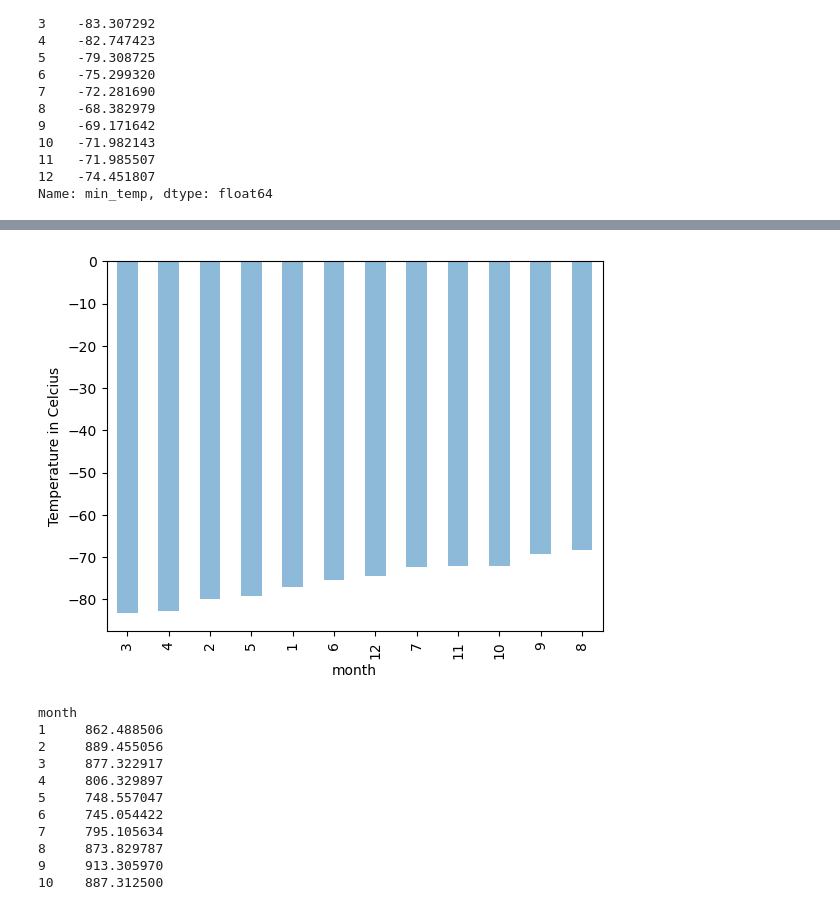
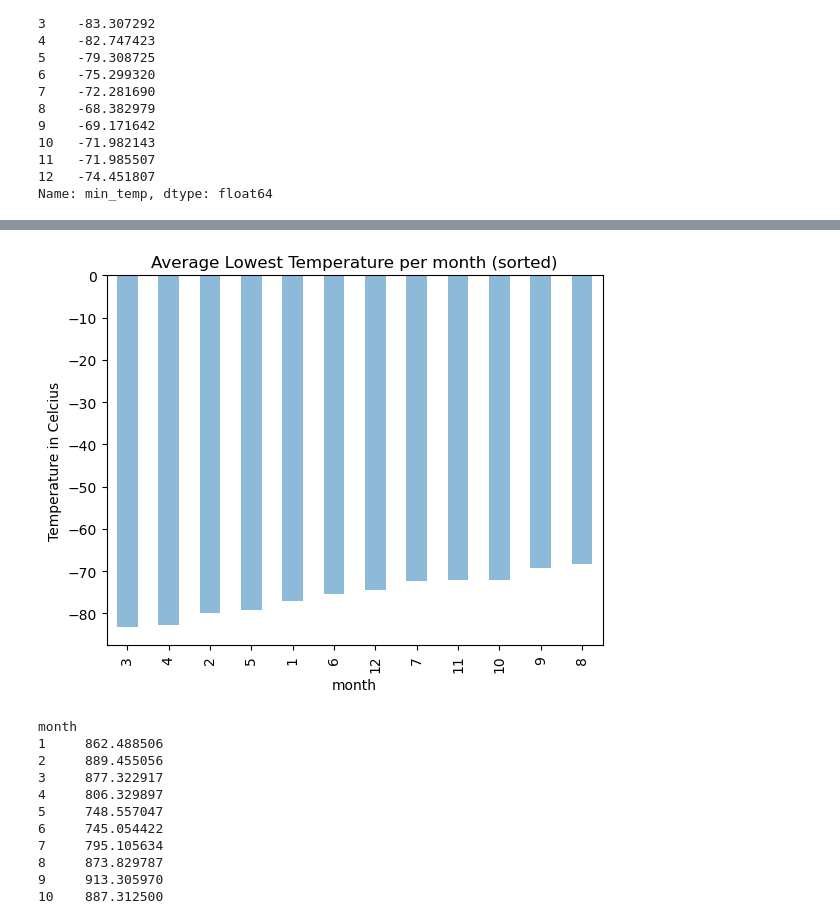
Before and after one commit to RCoby/data_collection_challenge, a Jupyter notebook: part_2_mars_weather.ipynb, the cells around one changed output, grey strips where cells are left out. Drawn from its saved outputs; the diff is of its cells as text; code cells hidden in the pictures.

```diff
--- a/part_2_mars_weather.ipynb
+++ b/part_2_mars_weather.ipynb
@@ -163,9 +165,9 @@ plt.show()
 # %%
 # Identify the coldest and hottest months in Curiosity's location
-av_low_temp.sort_values().plot(kind="bar",xlabel="month",ylabel="Temperature in Celcius",alpha=0.5)
+av_low_temp.sort_values().plot(kind="bar",xlabel="month",ylabel="Temperature in Celcius",title="Average Lowest Temperature per month (sorted)",alpha=0.5)
 plt.show()
 # %% [output]
-[figure, old version]
+[figure, new version]
 # %%
 # 4. Average pressure by Martian month
 av_pressure=mars_df.groupby("month")["pressure"].mean()
```
Also changed, not shown: parts of 8 cells of this notebook.
